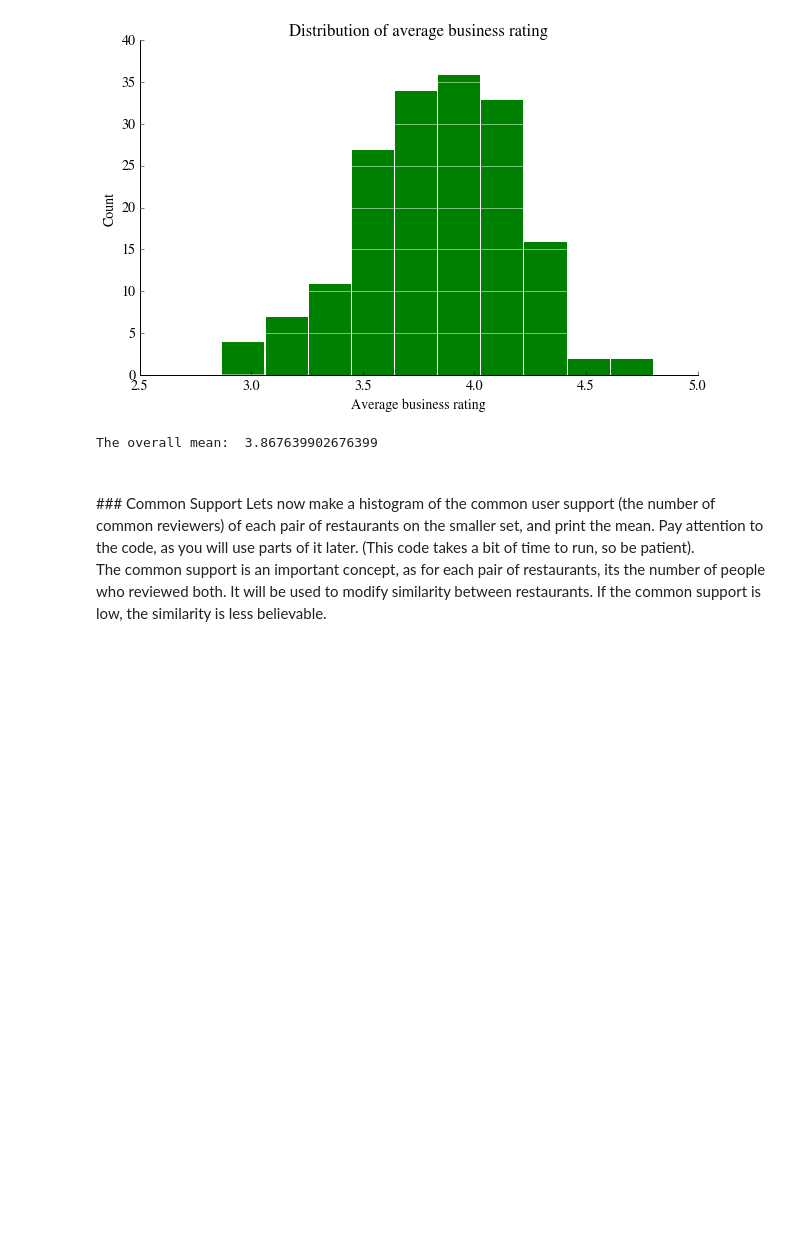
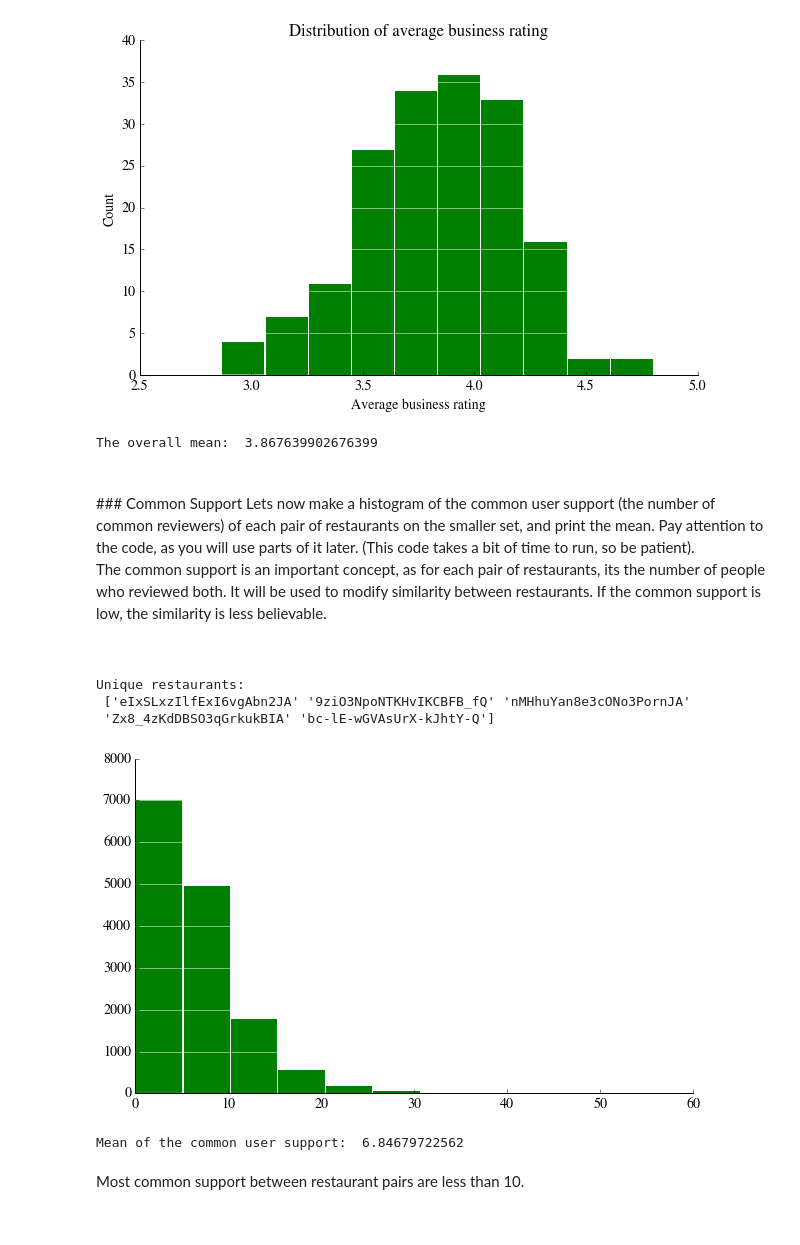
Before and after one commit to xuwenyihust/Recommender-Systems, a Jupyter notebook: restaurant_recommendation_system.ipynb, the cells around one changed output. Drawn from its saved outputs; the diff is of its cells as text; code cells hidden in the pictures; blank space fills up the shorter version.

```diff
--- a/restaurant_recommendation_system.ipynb
+++ b/restaurant_recommendation_system.ipynb
@@ -321,3 +321,40 @@ Lets now make a histogram of the common user support (the number of common revie
 The common support is an important concept, as for each pair of restaurants, its the number of people who reviewed both. It will be used to modify similarity between restaurants. If the common support is low, the similarity is less believable.
 
 <br/>
+# %%
+restaurants=smalldf["business_id"].unique()
+print("Unique restaurants: \n", restaurants[:5])
+
+# common_user_support[0]: rest0 & rest1
+# common_user_support[1]: rest0 & rest2
+# ...
+common_user_support = []
+# Choose the first rest used in common_user_support
+for i in range(len(restaurants)-1):
+    # Choose the second rest used in common_user_support
+    for j in range(i+1, len(restaurants)):
+        rest0_user = smalldf[smalldf["business_id"] == restaurants[i]]["user_id"].unique()
+        rest1_user = smalldf[smalldf["business_id"] == restaurants[j]]["user_id"].unique()
+        common_users = set(rest0_user).intersection(set(rest1_user))
+        common_user_support.append(len(common_users))
+
+fig, ax = plt.subplots()
+remove_border(ax)
+#ax.set(xlabel="Average business rating", ylabel="Count of common users", title="Distribution of common user support")
+plt.hist(common_user_support, color='Green')
+plt.grid(False)
+plt.grid(axis = 'y', color ='white', linestyle='-')
+plt.show()
+
+# Mean of the common user support
+print("Mean of the common user support: ", np.mean(common_user_support))
+# %% [output]
+Unique restaurants:
+ ['eIxSLxzIlfExI6vgAbn2JA' '9ziO3NpoNTKHvIKCBFB_fQ' 'nMHhuYan8e3cONo3PornJA'
+ 'Zx8_4zKdDBSO3qGrkukBIA' 'bc-lE-wGVAsUrX-kJhtY-Q']
+[figure, added]
+Mean of the common user support:  6.84679722562
+# %% [markdown]
+Most common support between restaurant pairs are less than 10.
+
+<br/>
```
